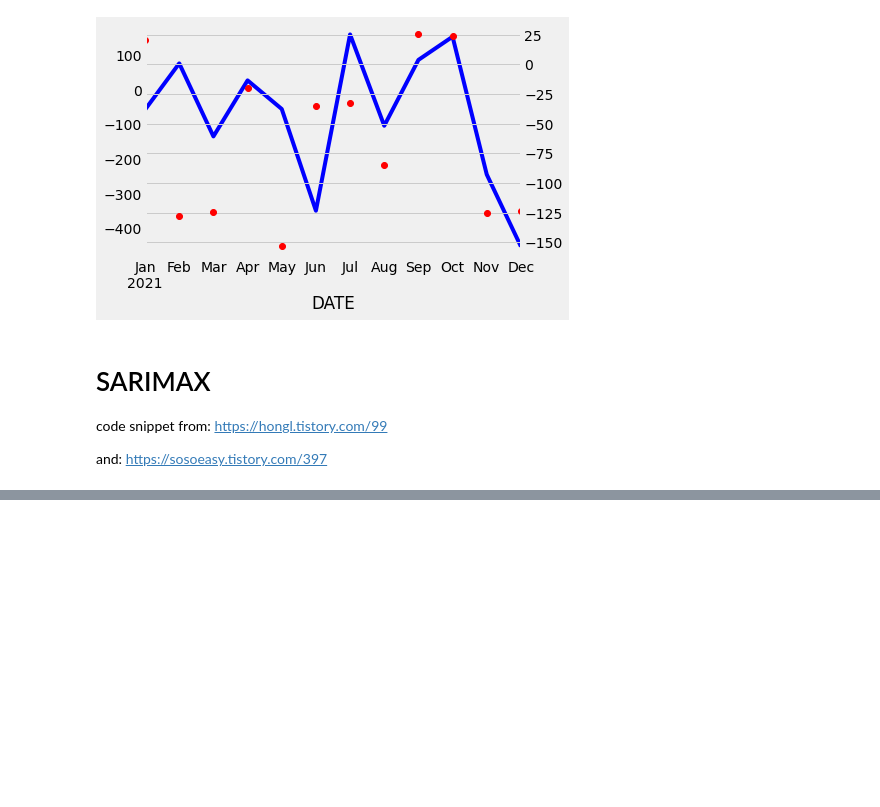
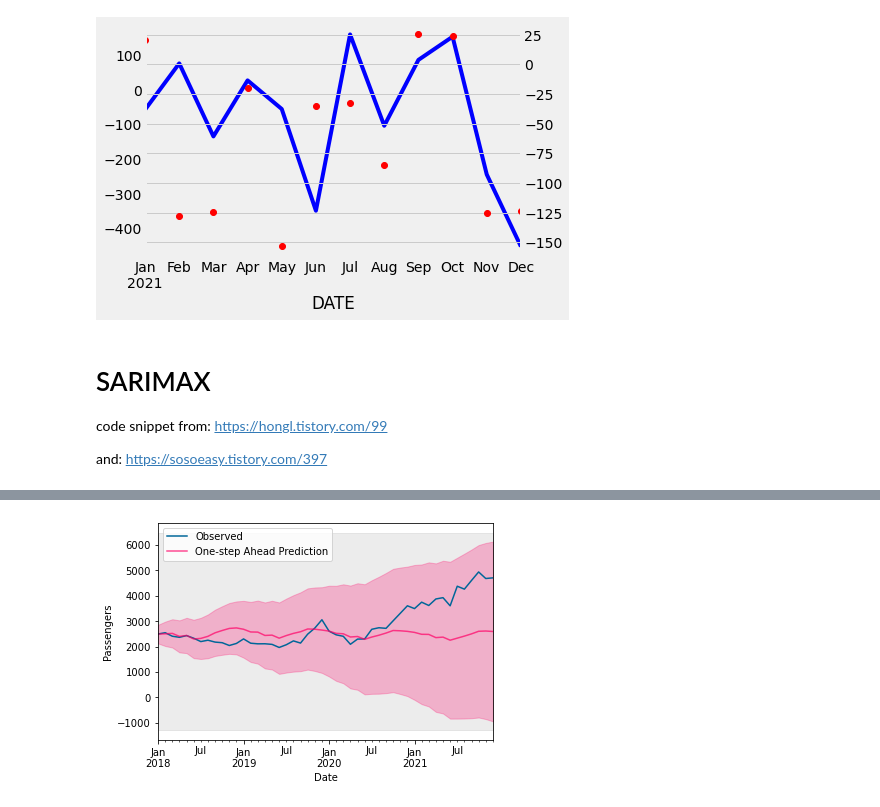
Before and after one commit to Soo-Im/PalmOil, a Jupyter notebook: ENSO-Palm_Prediction.ipynb, the cells around one changed output, grey strips where cells are left out. Drawn from its saved outputs; the diff is of its cells as text; code cells hidden in the pictures; blank space fills up the shorter version.

```diff
--- a/ENSO-Palm_Prediction.ipynb
+++ b/ENSO-Palm_Prediction.ipynb
@@ -592,4 +593 @@ and: https://sosoeasy.tistory.com/397
 from statsmodels.tsa.statespace.sarimax import SARIMAX
-# %%
-X = data['nino-1']
-y = data['종가']
@@ -618,0 +711,26 @@ for train_index, test_index in tscv.split(X):
+# %%
+## In-sample-prediction and confidence bounds
+pred = res.get_prediction(start=pd.to_datetime('2018-01-01'),
+                        end=pd.to_datetime('2021-12-01'),
+                        dynamic=True,
+                        exog=X_test)
+# %%
+pred_ci = pred.conf_int()
+
+## Plot in-sample-prediction
+ax = y['2018':].plot(label='Observed',color='#006699');
+pred.predicted_mean.plot(ax=ax, label='One-step Ahead Prediction', alpha=.7, color='#ff0066');
+
+## Draw confidence bound (gray)
+ax.fill_between(pred_ci.index,
+                pred_ci.iloc[:, 0],
+                pred_ci.iloc[:, 1], color='#ff0066', alpha=.25);
+
+## style the plot
+ax.fill_betweenx(ax.get_ylim(), pd.to_datetime('2018-01-01'), y.index[-1], alpha=.15, zorder=-1, color='grey');
+ax.set_xlabel('Date');
+ax.set_ylabel('Passengers');
+plt.legend(loc='upper left');
+plt.show()
+# %% [output]
+[figure, added]
```
Also changed, not shown: parts of 13 cells of this notebook.
